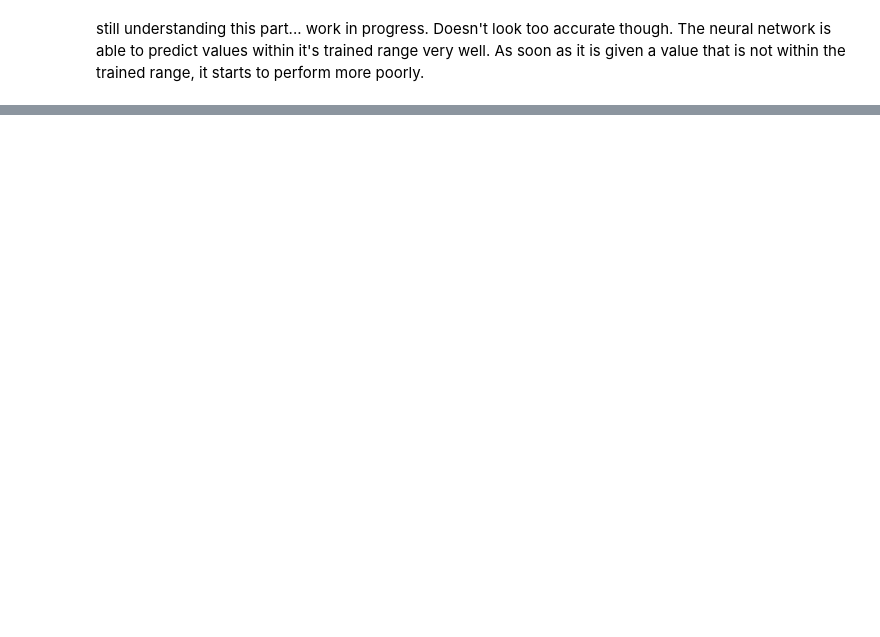
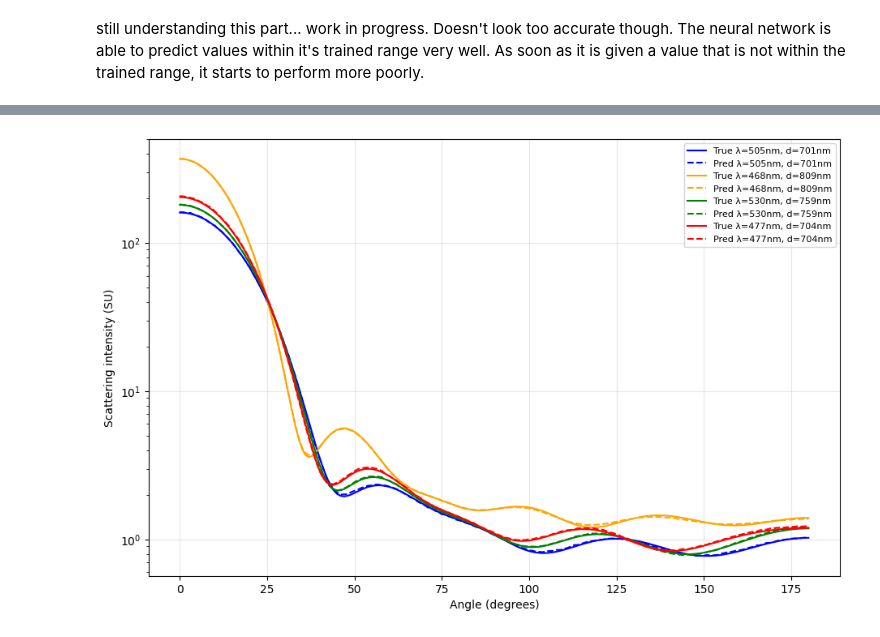
Before and after one commit to james-613/Simple-Mie-Theory-Neural-Network, a Jupyter notebook: version_with_2_inputs.ipynb, the cells around one changed output, grey strips where cells are left out. Drawn from its saved outputs; the diff is of its cells as text; code cells hidden in the pictures; blank space fills up the shorter version.

```diff
--- a/version_with_2_inputs.ipynb
+++ b/version_with_2_inputs.ipynb
@@ -426,0 +427,24 @@ Final MSE on test set: 0.00004991
+# %%
+with torch.no_grad():
+    test_pred = model(X_test)
+
+particle_indices = np.random.choice(len(X_test), 4, replace=False)
+colours = ['blue', 'orange', 'green', 'red']
+plt.figure(figsize=(11, 7))
+
+for idx, color in zip(particle_indices, colours):
+    true_curve = 10 ** y_test[idx].numpy()      # NOTE: 10 ** x, not x ** 10
+    pred_curve = 10 ** test_pred[idx].numpy()
+
+    # Un-normalize inputs for the label
+    wavelength = X_test[idx, 0].item() * 100 + 450
+    diameter   = X_test[idx, 1].item() * 300 + 600
+
+    label = f"λ={wavelength:.0f}nm, d={diameter:.0f}nm"
+    plt.plot(true_curve, '-',  color=color, label=f"True {label}")
+    plt.plot(pred_curve, '--', color=color, label=f"Pred {label}")
+
+plt.xlabel("Angle (degrees)"); plt.ylabel("Scattering intensity (SU)")
+plt.yscale('log'); plt.legend(fontsize=8); plt.grid(True, alpha=0.3); plt.show()
+# %% [output]
+[figure, added]
```
Also changed, not shown: parts of 9 cells of this notebook, 1 other file.
